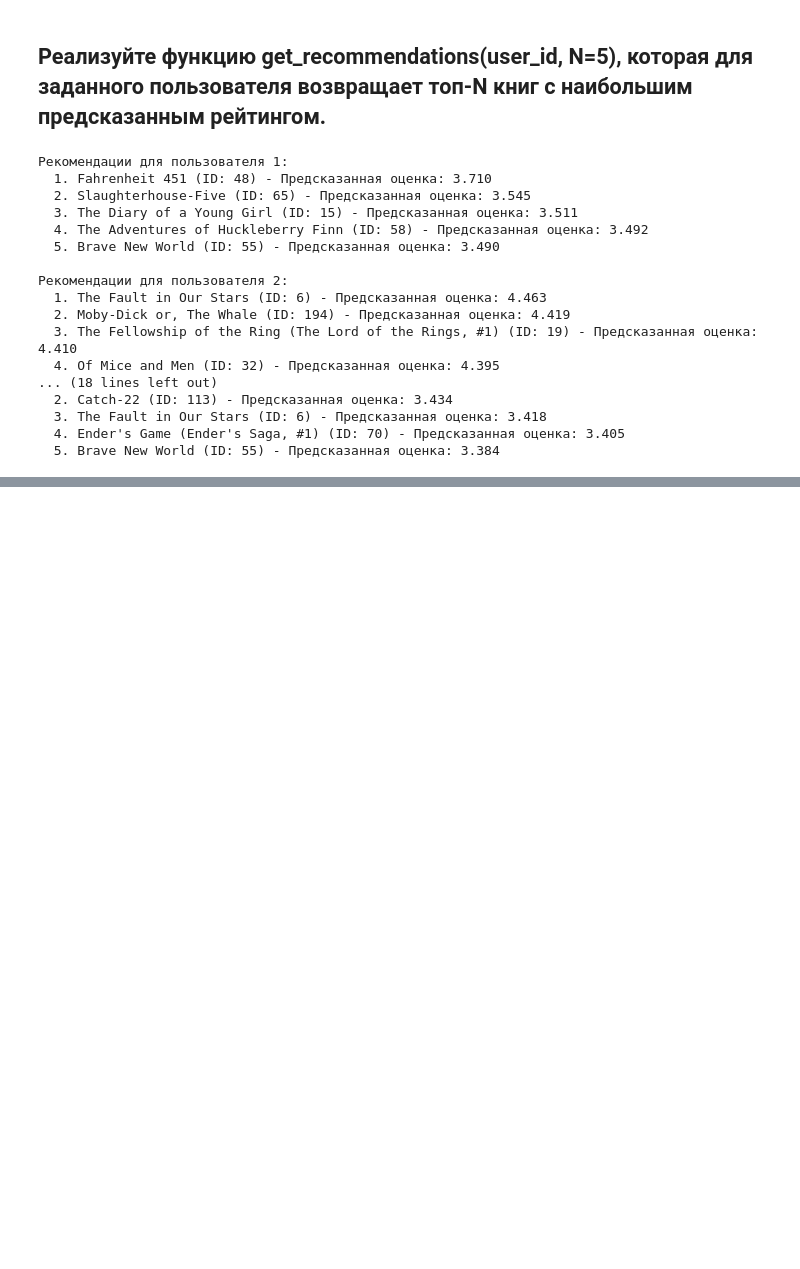
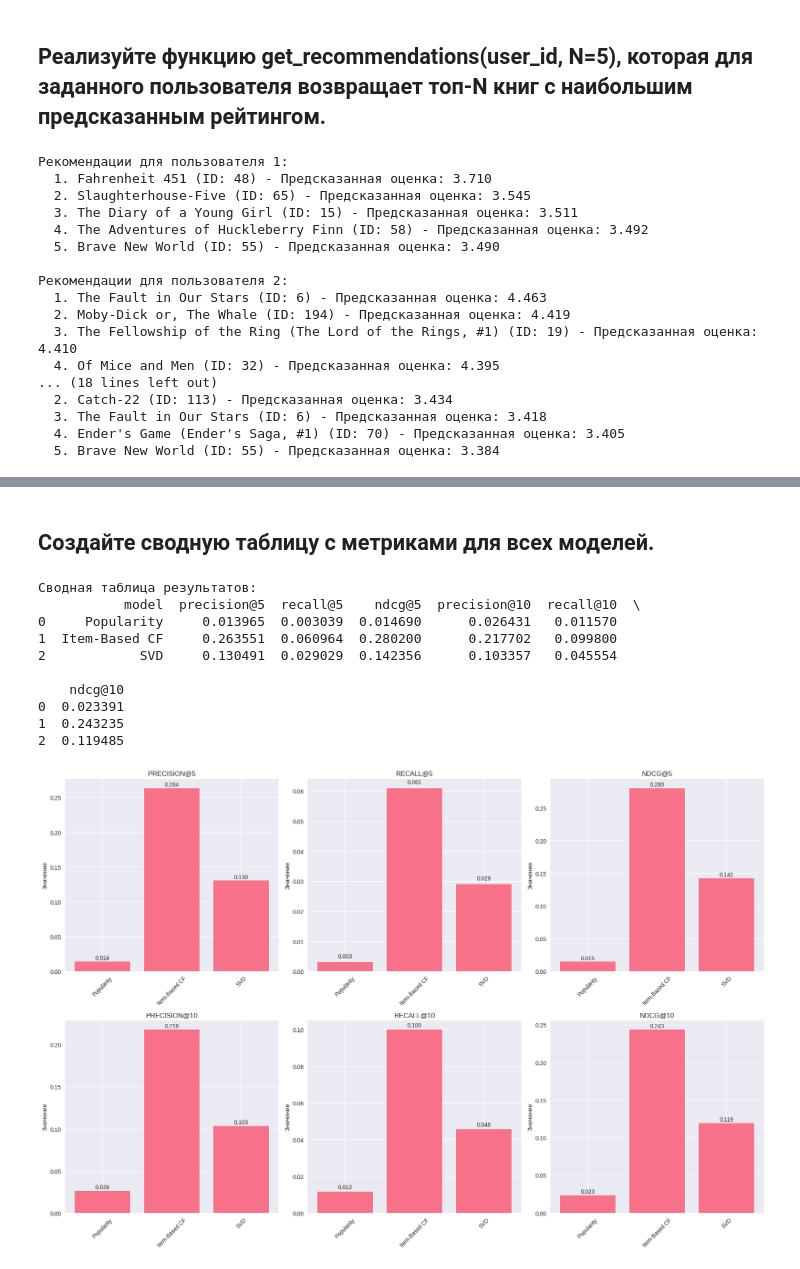
Before and after one commit to DimAce74/miphi, a Jupyter notebook: sem-3/rs/HW_1_Goncharov_Dmitrii.ipynb, the cells around one changed output, grey strips where cells are left out. Saved outputs shown, nothing was run; the diff lists cells and outputs as text; code cells hidden in the pictures; blank space fills up the shorter version.

```diff
--- a/sem-3/rs/HW_1_Goncharov_Dmitrii.ipynb
+++ b/sem-3/rs/HW_1_Goncharov_Dmitrii.ipynb
@@ -264,11 +264,11 @@ print(f"Минимальное количество оценок на книгу
 print(f"Максимальное количество оценок на книгу: {book_ratings_count.max()}")
 
 # Определение популярных книг (книги с множеством оценок)
-min_ratings_threshold = 500
-popular_books = book_ratings_count[book_ratings_count >= 5000]
+min_ratings_threshold = 1000
+popular_books = book_ratings_count[book_ratings_count >= min_ratings_threshold]
 unpopular_books = book_ratings_count[book_ratings_count <= min_ratings_threshold]
 
-print(f"\nПопулярные книги (5000+ оценок): {len(popular_books)} ({len(popular_books)/len(book_ratings_count)*100:.2f}% всех книг)")
+print(f"\nПопулярные книги ({min_ratings_threshold}+ оценок): {len(popular_books)} ({len(popular_books)/len(book_ratings_count)*100:.2f}% всех книг)")
 print(f"Книги с {min_ratings_threshold} или менее оценками (длинный хвост): {len(unpopular_books)} ({len(unpopular_books)/len(book_ratings_count)*100:.2f}% всех книг)")
 # %% [output]
 [figure]
@@ -475,2 +476,6 @@ for i, (_, row) in enumerate(top_10_popular_with_titles.iterrows(), 1):
+# %%
+# Функция для получения топ-N самых популярных книг
+def get_top_n_popular_books(n=10):
+    return popular_books.head(n)
 # %%
 # Функция для получения топ-N самых популярных книг
@@ -1085,0 +1209,4 @@ for user_id in sample_user_ids:
+# %%
+# Функция для получения рекомендаций с помощью Popularity
+def get_popular_books_recommendations(user_id, n=10):
+    return get_top_n_popular_books(n=n)['book_id'].tolist()
@@ -1085,0 +1253,4 @@ for user_id in sample_user_ids:
+# %%
+# Функция для получения рекомендаций с помощью SVD
+def get_svd_recommendations(user_id, n=10):
+    return get_recommendations(user_id, N=n)['book_id'].to_list()
@@ -1085,0 +1311,41 @@ for user_id in sample_user_ids:
+# %% [markdown]
+## Создайте сводную таблицу с метриками для всех моделей.
+# %%
+# Создаем DataFrame с результатами
+results_df = pd.DataFrame(models_results)
+print("Сводная таблица результатов:")
+print(results_df)
+
+# Визуализируем результаты
+metrics = ['precision@5', 'recall@5', 'ndcg@5', 'precision@10', 'recall@10', 'ndcg@10']
+models = results_df['model'].tolist()
+
+fig, axes = plt.subplots(2, 3, figsize=(18, 12))
+axes = axes.flatten()
+
+for i, metric in enumerate(metrics):
+    values = results_df[metric].tolist()
+    bars = axes[i].bar(models, values)
+    axes[i].set_title(f'{metric.upper()}')
+    axes[i].set_ylabel('Значение')
+    axes[i].tick_params(axis='x', rotation=45)
+
+    # Добавляем значения на столбцы
+    for bar, value in zip(bars, values):
+        axes[i].text(bar.get_x() + bar.get_width()/2, bar.get_height() + 0.001,
+                     f'{value:.3f}', ha='center', va='bottom')
+
+plt.tight_layout()
+plt.show()
+# %% [output]
+Сводная таблица результатов:
+           model  precision@5  recall@5    ndcg@5  precision@10  recall@10  \
+0     Popularity     0.013965  0.003039  0.014690      0.026431   0.011570
+1  Item-Based CF     0.263551  0.060964  0.280200      0.217702   0.099800
+2            SVD     0.130491  0.029029  0.142356      0.103357   0.045554
+
+    ndcg@10
+0  0.023391
+1  0.243235
+2  0.119485
+[figure, added]
```
Also changed, not shown: parts of 17 cells of this notebook.
